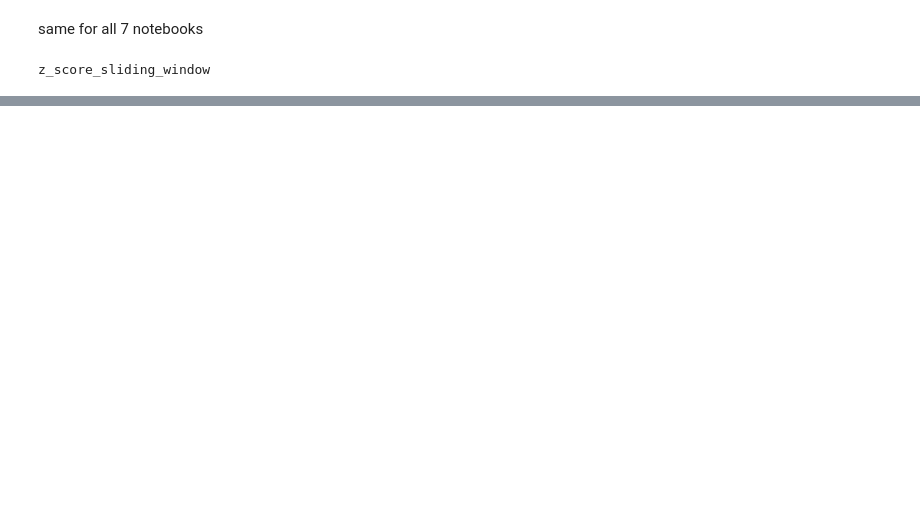
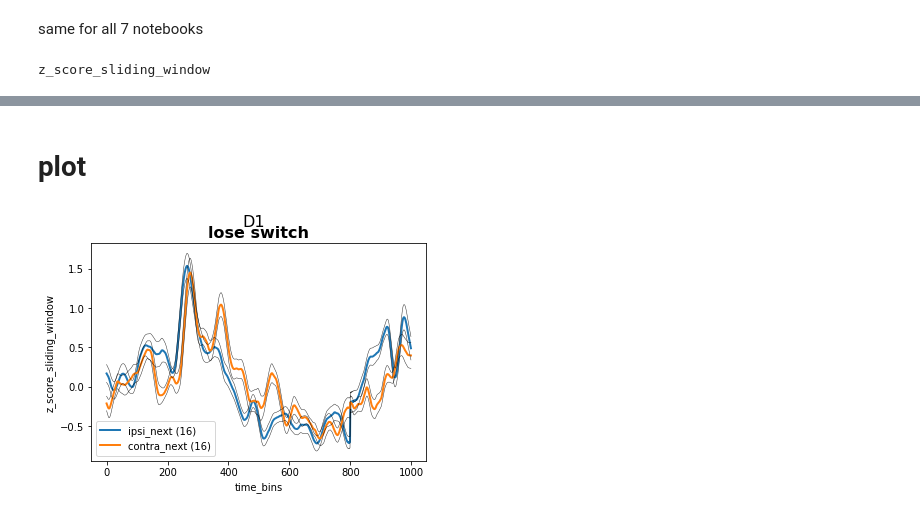
Before and after one commit to gilmandelbaum/analysis-pipeline-for-photometry_ex, a Jupyter notebook: papermill_and_helper_functions/TestOutPut.ipynb, the cells around one changed output, grey strips where cells are left out. Saved outputs shown, nothing was run; the diff lists cells and outputs as text; code cells hidden in the pictures; blank space fills up the shorter version.

Commit message:
working on plots

```diff
--- a/papermill_and_helper_functions/TestOutPut.ipynb
+++ b/papermill_and_helper_functions/TestOutPut.ipynb
@@ -33,10 +32,10 @@ data_dir_input = "/Volumes/GilInVivoPaper.large/2.Photometry_in_str/raw_data_fin
 data_dir_output = "/Volumes/GilInVivoPaper.large/2.Photometry_in_str/2.raw_data_final_output_new_version/"
 drop2blocks = "yes"
 drop2lastblocks = "yes"
-seq_str = "0a1b2a3c4abcde5a6a7b"
+seq_str = "0a1a2a3c4abcde5a6a7b"
 HowManyBack = 1
 Nb0 = "a"
-Nb1 = "b"
+Nb1 = "a"
 Nb2 = "a"
 Nb3 = "c"
 Nb4 = ["a", "b", "c", "d", "e"]
@@ -140,3 +94,3 @@ print (path_to_plot)
 # %%
-r_ls_combined_periods_1_d1 = Nb_7.extract_rl_tt_period_celltype_mean (PhotoData_perTrial_channels,0,0,
-                                                                      "combined_periods_1","d1 R")
+r_ls_combined_periods_1_d1= Nb_7.extract_data_of_interest_ipsi_contra_per_session(PhotoData_perTrial_channels,
+                                                                      0,0,"combined_periods_1","d1 R")
@@ -143,2 +108,2 @@ r_ls_combined_periods_1_d1 = Nb_7.extract_rl_tt_period_celltype_mean (PhotoData_
 # %%
-r_ls_combined_periods_1_d1_sem = Nb_7.calculate_sem (r_ls_combined_periods_1_d1)
+r_ls_combined_periods_1_d1_mean_sem = Nb_7.calculate_mean_sem (r_ls_combined_periods_1_d1)
@@ -179,0 +118,2 @@ Nb_7.plot_ipsi_contra_together(r_wr_combined_periods_1_d2,r_wr_combined_periods_
+# %%
+r_ls_combined_periods_1_d1_sem_traces = Nb_7.make_sem_traces(r_ls_combined_periods_1_d1_mean_sem)
@@ -179,0 +126,8 @@ Nb_7.plot_ipsi_contra_together(r_wr_combined_periods_1_d2,r_wr_combined_periods_
+# %% [markdown]
+# plot
+# %%
+Nb_7.plot_ipsi_contra_together(r_ls_combined_periods_1_d1_mean_sem,
+                              r_ls_combined_periods_1_d1_sem_traces,
+                              "lose switch","D1",y_axis,path_to_plot)
+# %% [output]
+[figure, added]
```
Also changed, not shown: parts of 29 cells of this notebook.
